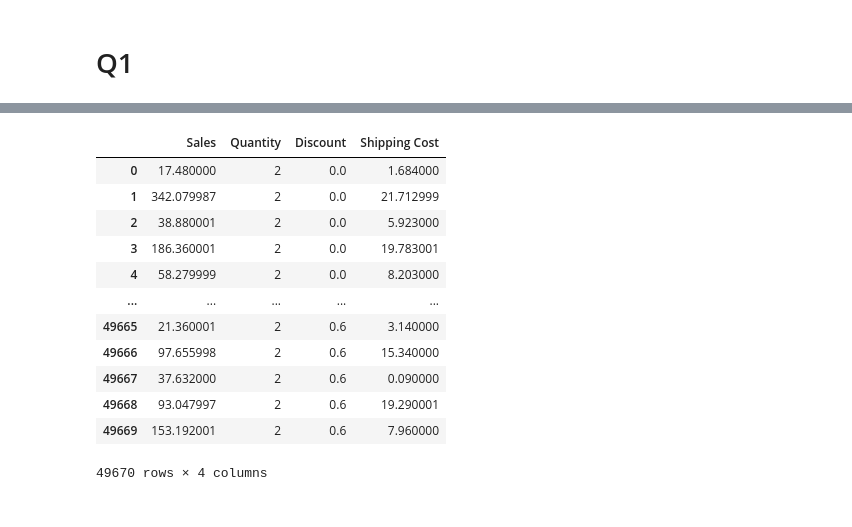
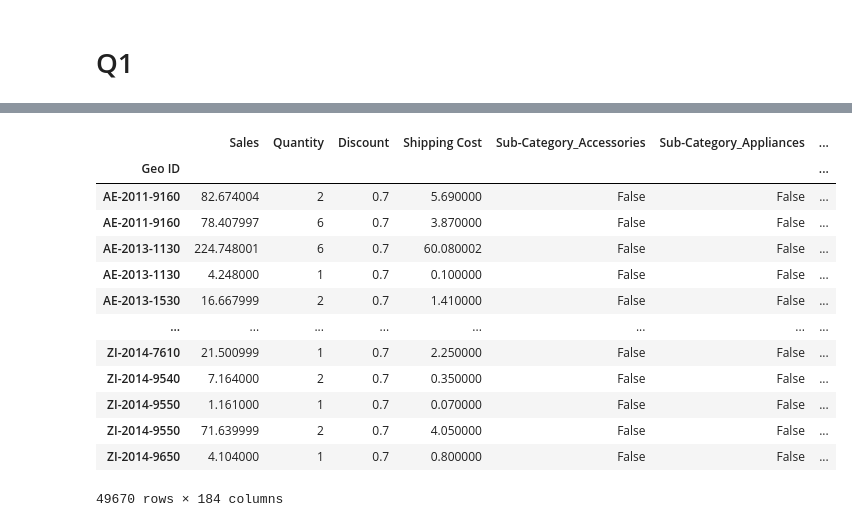
Before and after one commit to G3-Quera-Data-Analysis-Bootcamp-1402/Project-2, a Jupyter notebook: scripts/ML.ipynb, the cells around one changed output, grey strips where cells are left out. Drawn from its saved outputs; the diff is of its cells as text; code cells hidden in the pictures.

```diff
--- a/scripts/ML.ipynb
+++ b/scripts/ML.ipynb
@@ -16,3 +16,6 @@ df.head(5)
 | 2 | 1292 | MX-2013-118402 | OFF-BI-10001304 | JM-15250 | MX-2013-118402 | MX-2013-118402 | 38.880001 | 2 | 0.0 | 0.0 | ... |
 | 3 | 1607 | MX-2013-110933 | TEC-PH-10003935 | SN-20560 | MX-2013-110933 | MX-2013-110933 | 186.360001 | 2 | 0.0 | 0.0 | ... |
 | 4 | 1941 | MX-2011-116246 | OFF-SU-10003371 | RL-19615 | MX-2011-116246 | MX-2011-116246 | 58.279999 | 2 | 0.0 | 0.0 | ... |
+# %%
+product_df = pd.read_csv("../data/cleanized/product_dim.csv")
+product_df.head(5)
@@ -18,0 +30,3 @@ df.head(5)
+# %%
+order_df = pd.read_csv("../data/cleanized/order_dim.csv")
+order_df.head(5)
@@ -18,0 +40,3 @@ df.head(5)
+# %%
+geo_df = pd.read_csv("../data/cleanized/geo_dim.csv")
+geo_df.head(5)
@@ -18,0 +51,5 @@ df.head(5)
+# %%
+df = fact_df.set_index("Product ID", drop= False).join(product_df.set_index("Product ID", drop= False), rsuffix= "_product")\
+              .set_index("Order ID", drop= False).join(order_df.set_index("Order ID", drop= False), rsuffix= "_order")\
+              .set_index("Geo ID", drop= False).join(geo_df.set_index("Geo ID", drop= False), rsuffix = "_geo")
+df.head(5)
@@ -19,17 +65,19 @@ df.head(5)
 # %%
-X = df.drop(['Profit', 'Row ID', 'Order ID', 'Product ID', 'Customer ID', 'Geo ID', 'Date ID'], axis=1)
+X = df.drop(['Profit', 'Row ID', 'Order ID', 'Product ID', 'Customer ID', 'Geo ID', 'Date ID',\
+    'Product ID_product', 'Product Name', 'Order ID_order', 'Geo ID_geo', 'City', 'State', 'Region'], axis=1)
 X
 # %% [output]
-|  | Sales | Quantity | Discount | Shipping Cost |
-| 0 | 17.480000 | 2 | 0.0 | 1.684000 |
-| 1 | 342.079987 | 2 | 0.0 | 21.712999 |
-| 2 | 38.880001 | 2 | 0.0 | 5.923000 |
-| 3 | 186.360001 | 2 | 0.0 | 19.783001 |
-| 4 | 58.279999 | 2 | 0.0 | 8.203000 |
-| ... | ... | ... | ... | ... |
-| 49665 | 21.360001 | 2 | 0.6 | 3.140000 |
-| 49666 | 97.655998 | 2 | 0.6 | 15.340000 |
-| 49667 | 37.632000 | 2 | 0.6 | 0.090000 |
-| 49668 | 93.047997 | 2 | 0.6 | 19.290001 |
-| 49669 | 153.192001 | 2 | 0.6 | 7.960000 |
+|  | Sales | Quantity | Discount | Shipping Cost | Sub-Category_Accessories | Sub-Category_Appliances | ... |
+| Geo ID |  |  |  |  |  |  | ... |
+| AE-2011-9160 | 82.674004 | 2 | 0.7 | 5.690000 | False | False | ... |
+| AE-2011-9160 | 78.407997 | 6 | 0.7 | 3.870000 | False | False | ... |
+| AE-2013-1130 | 224.748001 | 6 | 0.7 | 60.080002 | False | False | ... |
+| AE-2013-1130 | 4.248000 | 1 | 0.7 | 0.100000 | False | False | ... |
+| AE-2013-1530 | 16.667999 | 2 | 0.7 | 1.410000 | False | False | ... |
+| ... | ... | ... | ... | ... | ... | ... | ... |
+| ZI-2014-7610 | 21.500999 | 1 | 0.7 | 2.250000 | False | False | ... |
+| ZI-2014-9540 | 7.164000 | 2 | 0.7 | 0.350000 | False | False | ... |
+| ZI-2014-9550 | 1.161000 | 1 | 0.7 | 0.070000 | False | False | ... |
+| ZI-2014-9550 | 71.639999 | 2 | 0.7 | 4.050000 | False | False | ... |
+| ZI-2014-9650 | 4.104000 | 1 | 0.7 | 0.800000 | False | False | ... |
-49670 rows × 4 columns
+49670 rows × 184 columns
```
Also changed, not shown: parts of 19 cells of this notebook.
